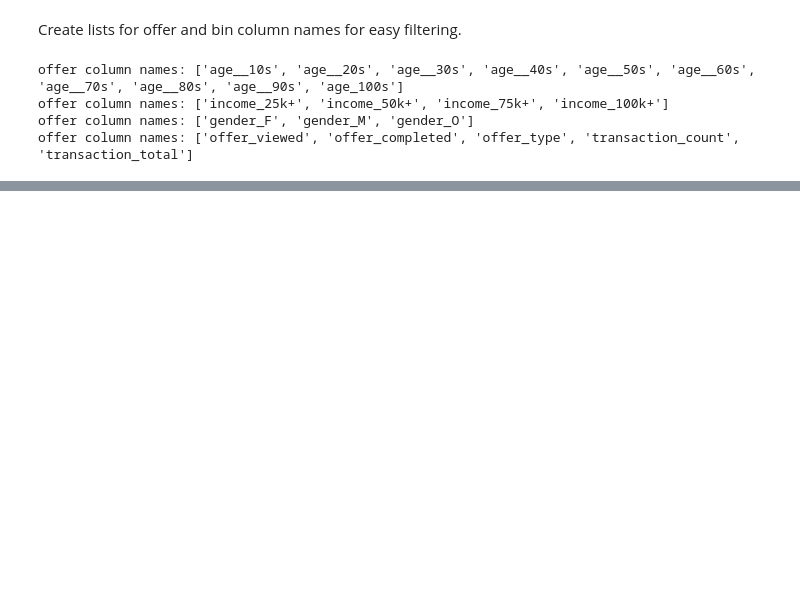
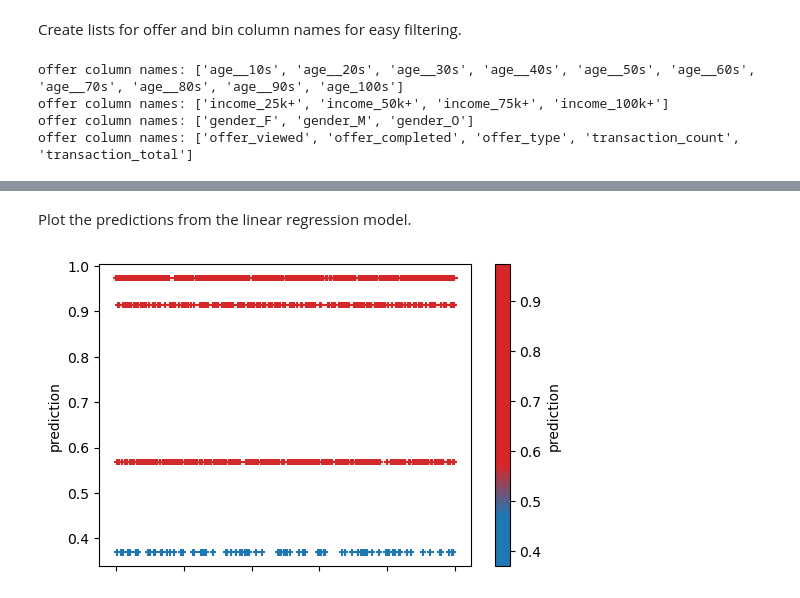
Before and after one commit to lajos/starbucks-capstone-project, a Jupyter notebook: Starbucks_Capstone_notebook.ipynb, the cells around one changed output, grey strips where cells are left out. Saved outputs shown, nothing was run; the diff lists cells and outputs as text; code cells hidden in the pictures; blank space fills up the shorter version.

Commit message:
linear regression analysis on channels

```diff
--- a/Starbucks_Capstone_notebook.ipynb
+++ b/Starbucks_Capstone_notebook.ipynb
@@ -615,0 +662,12 @@ number of offers completed: 9687
+# %%
+X = offers_all[channel_column_names]
+y = offers_all['offer_viewed']
+
+# remove channel_ prefix from column names
+channel_col_map = {}
+for i in channel_column_names:
+    channel_col_map[i] = i.split('_')[-1]
+X.rename(columns=channel_col_map)
+
+display(X)
+display(y)
@@ -615,0 +702,21 @@ number of offers completed: 9687
+# %%
+# split into train and test
+X_train, X_test, y_train, y_test = train_test_split(X, y, test_size=.25, random_state=42)
+
+print('X shape:', X_train.shape)
+
+# use the Theil-Sen estimator to fit a linear model
+# https://en.wikipedia.org/wiki/Theil%E2%80%93Sen_estimator
+lm_model = TheilSenRegressor(random_state=42, max_iter=500, fit_intercept=True, verbose=True, max_subpopulation=2000)
+lm_pipeline = make_pipeline(MinMaxScaler(), PolynomialFeatures(1), lm_model)
+lm_pipeline.fit(X_train, y_train)
+
+# predict
+y_test_preds = lm_pipeline.predict(X_test)
+y_train_preds = lm_pipeline.predict(X_train)
+
+# score
+test_score = r2_score(y_test, y_test_preds)
+train_score = r2_score(y_train, y_train_preds)
+
+print(train_score, test_score)
@@ -615,0 +732,16 @@ number of offers completed: 9687
+# %% [markdown]
+Plot the predictions from the linear regression model.
+# %%
+#create a scatter plot to show distribution of predicted values
+y_all = np.concatenate((y_train_preds, y_test_preds), axis=0)
+df_y_all = pd.DataFrame(y_all, columns=['prediction'])
+df_y_all['x'] = offers_all.index
+
+ch = sns.color_palette("tab10").as_hex()
+ch1 = ch[0]
+ch2 = ch[3]
+pal = sns.color_palette(f'blend:{ch1},{ch1},{ch2},{ch2},{ch2},{ch2},{ch2}', as_cmap=True)
+
+plot = df_y_all[:1000].plot.scatter(x='x', y='prediction', marker='+', c='prediction', colormap=pal)
+# %% [output]
+[figure, added]
```
Also changed, not shown: parts of 19 cells of this notebook.
